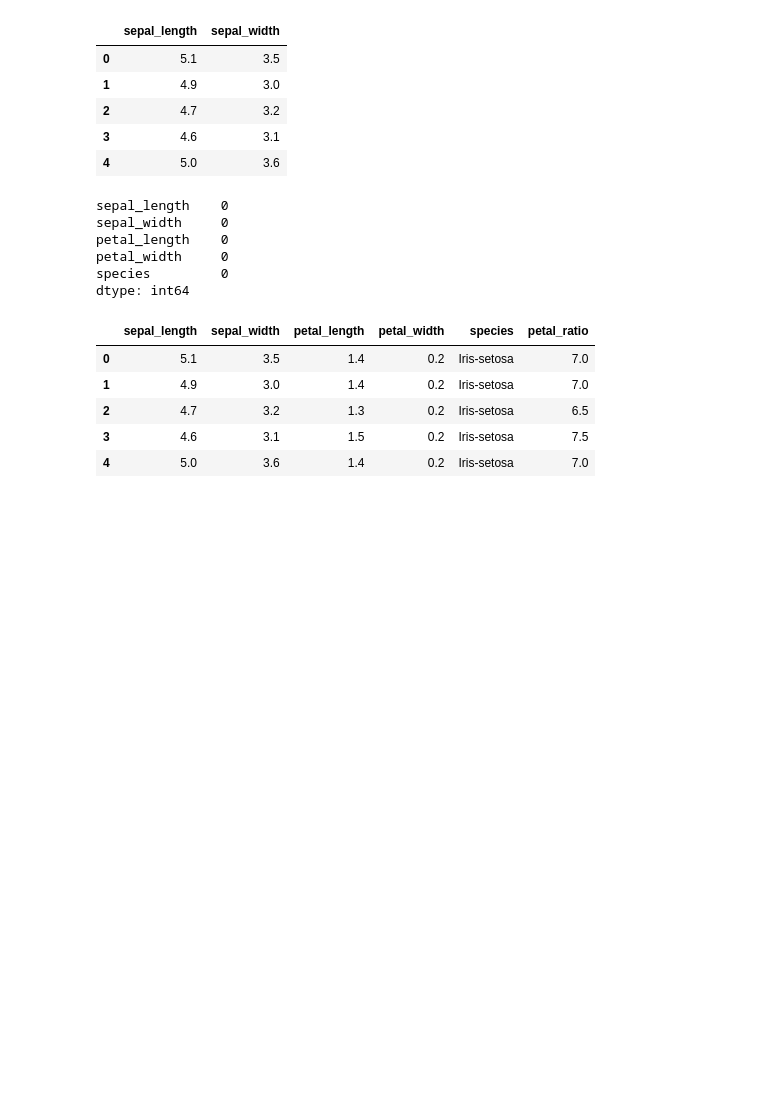
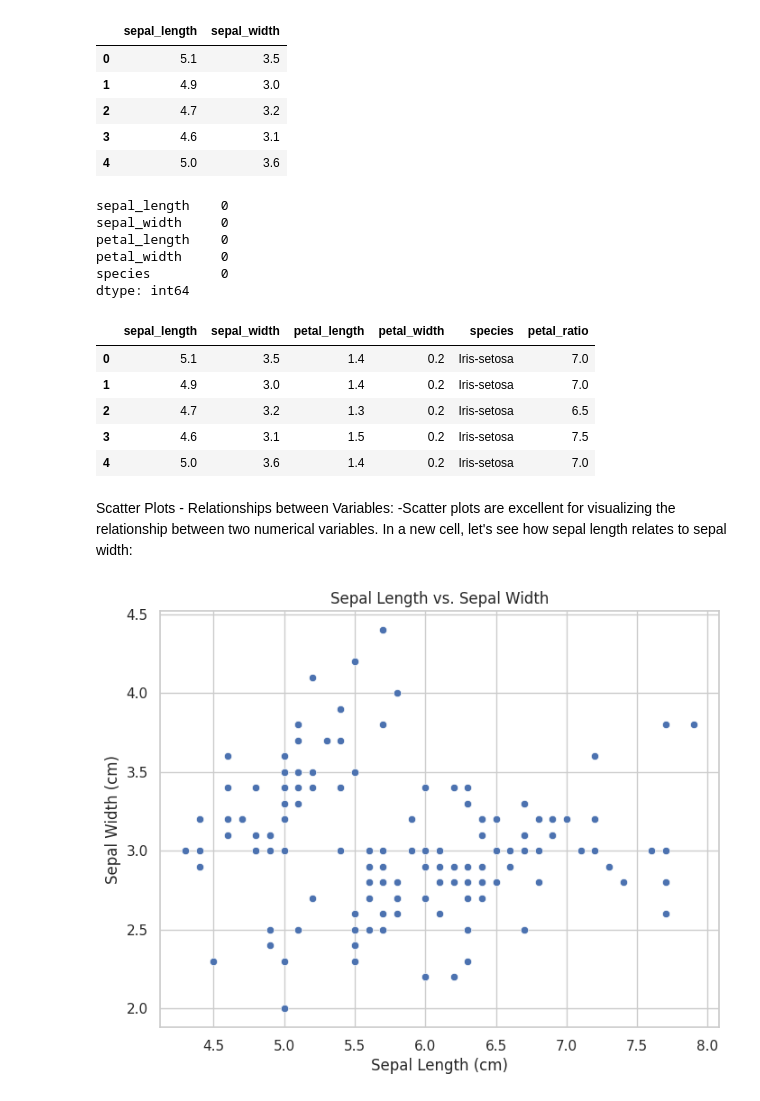
Before and after one commit to jeloerc/NumPyandPandas, a Jupyter notebook: analisis_inicial.ipynb, the cells around one changed output. Cells and saved outputs as stored; diff of their text form; code cells hidden in the pictures; blank space fills up the shorter version.

Commit message:
Dia 4: Added data visualization using Matplotlib and Seaborn

```diff
--- a/analisis_inicial.ipynb
+++ b/analisis_inicial.ipynb
@@ -0,0 +1,11 @@
+# %%
+import matplotlib.pyplot as plt
+import seaborn as sns
+
+# Optional: Set a nice default style for Seaborn plots
+sns.set_theme(style="whitegrid") # You can try other styles like "darkgrid", "ticks", etc.
+
+# This line ensures plots appear directly in the notebook output
+%matplotlib inline
+
+print("Visualization libraries imported!")
@@ -190,3 +201,16 @@ df_iris.head() # Verifica que la nueva columna se añadió
 | 2 | 4.7 | 3.2 | 1.3 | 0.2 | Iris-setosa | 6.5 |
 | 3 | 4.6 | 3.1 | 1.5 | 0.2 | Iris-setosa | 7.5 |
 | 4 | 5.0 | 3.6 | 1.4 | 0.2 | Iris-setosa | 7.0 |
+# %% [markdown]
+Scatter Plots - Relationships between Variables:
+-Scatter plots are excellent for visualizing the relationship between two numerical variables.
+In a new cell, let's see how sepal length relates to sepal width:
+# %%
+plt.figure(figsize=(8, 6)) # Optional: Adjust figure size
+sns.scatterplot(data=df_iris, x='sepal_length', y='sepal_width')
+plt.title('Sepal Length vs. Sepal Width')
+plt.xlabel('Sepal Length (cm)')
+plt.ylabel('Sepal Width (cm)')
+plt.show() # Strictly optional in notebooks, but good practice
+# %% [output]
+[figure, added]
```
Also changed, not shown: parts of 19 cells of this notebook.
